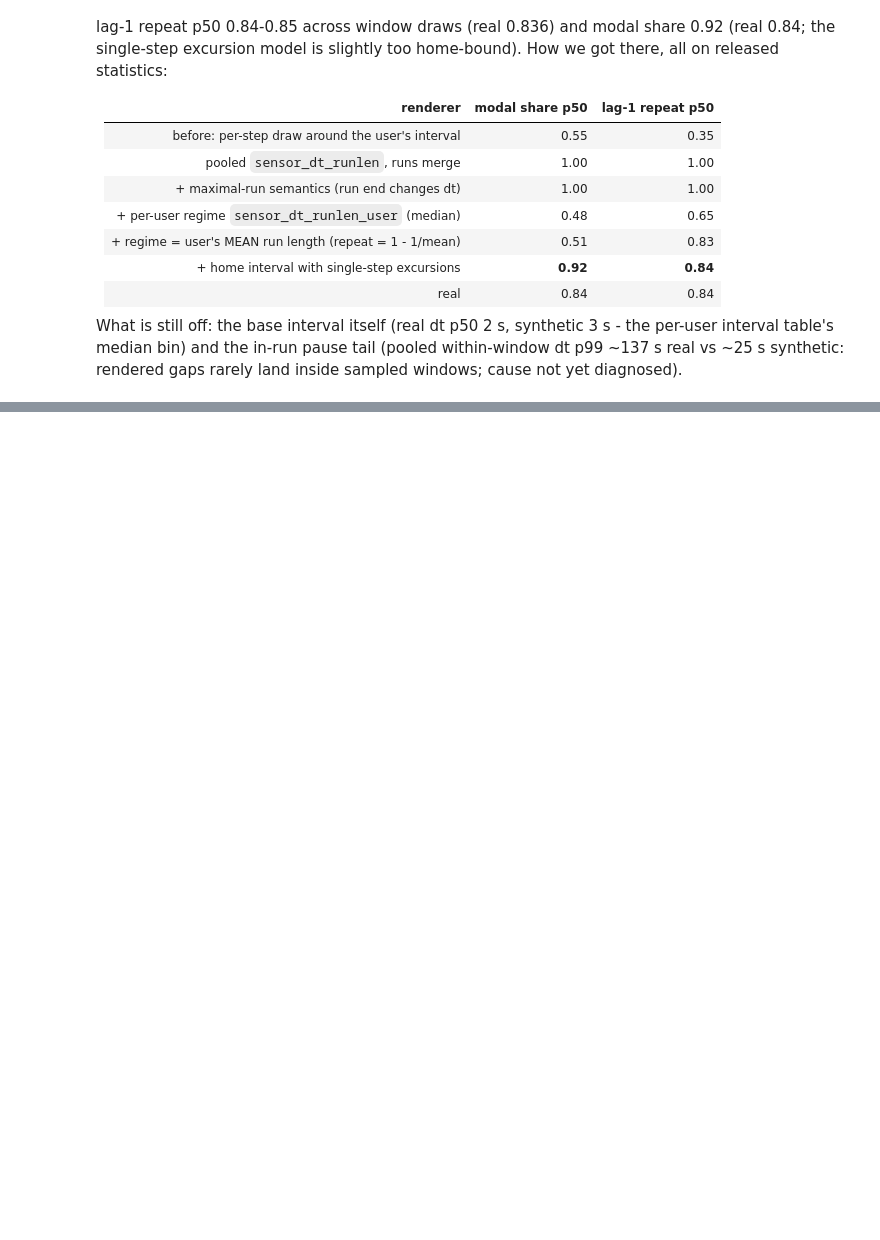
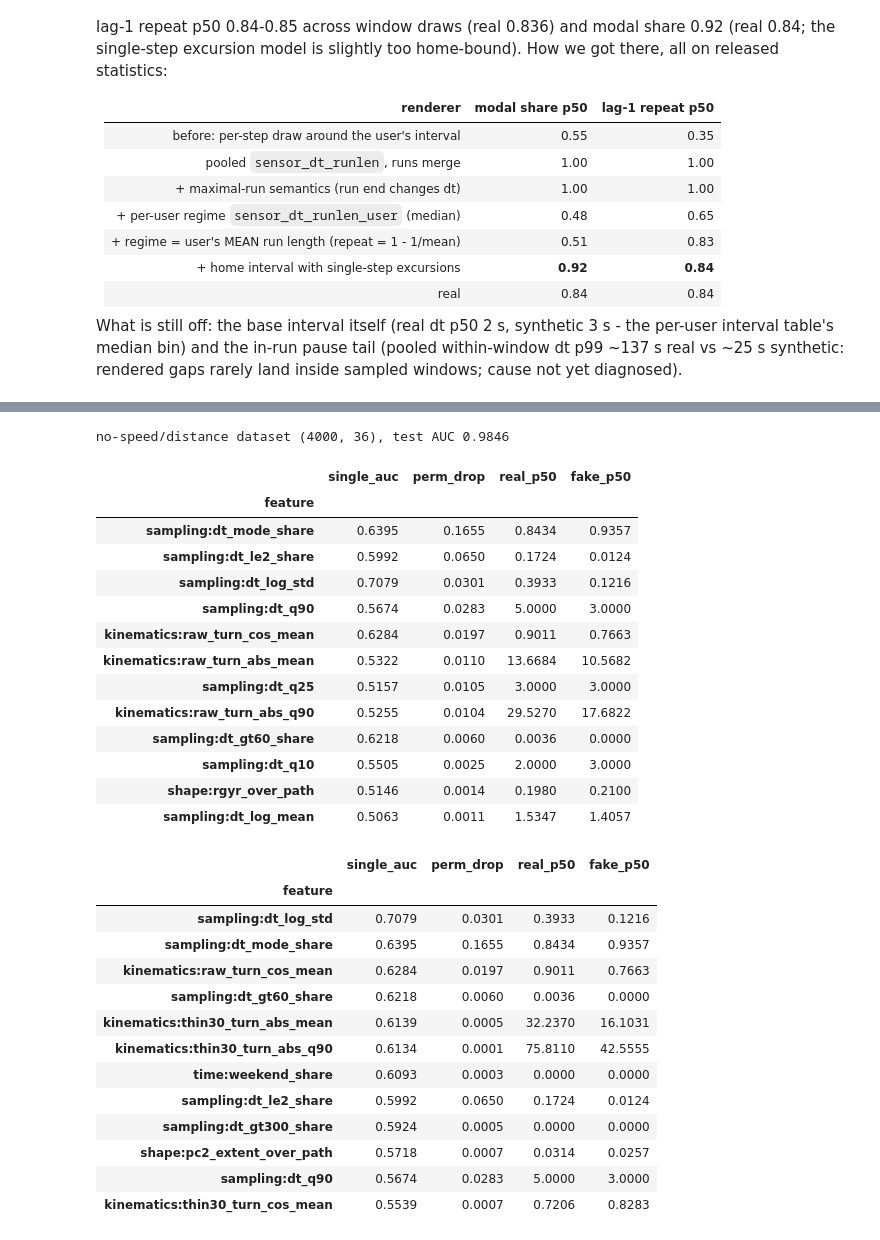
Before and after one commit to nadav-grossaug/twin, a Jupyter notebook: src/algorithms/algo_aim/geolife/eval/notebooks/viz_discriminator.ipynb, the cells around one changed output, grey strips where cells are left out. Cells and saved outputs as stored; diff of their text form; code cells hidden in the pictures; blank space fills up the shorter version.

```diff
--- a/src/algorithms/algo_aim/geolife/eval/notebooks/viz_discriminator.ipynb
+++ b/src/algorithms/algo_aim/geolife/eval/notebooks/viz_discriminator.ipynb
@@ -353,0 +411,45 @@ synthetic: rendered gaps rarely land inside sampled windows; cause not yet diagn
+# %%
+feat_ns = FeatureSubset(TraceFeaturizer(include_map=False), SPEED_DISTANCE_FEATURES)
+ds_ns = build_dataset(real, [("seed0", fake)], WindowSampler(), feat_ns, n=2000, seed=0)
+tr_ns, te_ns = group_split(ds_ns.groups, test_frac=0.25, seed=0, y=ds_ns.y)
+gbm_ns = MODELS["gbm"](ds_ns.x[tr_ns], ds_ns.y[tr_ns], seed=0)
+xt2, yt2 = ds_ns.x[te_ns], ds_ns.y[te_ns]
+print(f"no-speed/distance dataset {ds_ns.x.shape}, test AUC {auc(gbm_ns.scores(xt2), yt2):.4f}")
+uni2 = np.array([max(a := auc(xt2[:, j], yt2), 1 - a) for j in range(xt2.shape[1])])
+per2 = permutation_importance(gbm_ns, xt2, yt2, ds_ns.feature_names, {f: [f] for f in ds_ns.feature_names}, seed=0)
+tab2 = pd.DataFrame({"feature": ds_ns.feature_names, "single_auc": uni2}).set_index("feature")
+tab2["perm_drop"] = per2.rename(columns={"group": "feature"}).set_index("feature")["auc_drop"]
+tab2["real_p50"] = [np.median(xt2[yt2 == 0, j]) for j in range(xt2.shape[1])]
+tab2["fake_p50"] = [np.median(xt2[yt2 == 1, j]) for j in range(xt2.shape[1])]
+display(tab2.sort_values("perm_drop", ascending=False).head(12).round(4))
+display(tab2.sort_values("single_auc", ascending=False).head(12).round(4))
+# %% [output]
+no-speed/distance dataset (4000, 36), test AUC 0.9846
+|  | single_auc | perm_drop | real_p50 | fake_p50 |
+| feature |  |  |  |  |
+| sampling:dt_mode_share | 0.6395 | 0.1655 | 0.8434 | 0.9357 |
+| sampling:dt_le2_share | 0.5992 | 0.0650 | 0.1724 | 0.0124 |
+| sampling:dt_log_std | 0.7079 | 0.0301 | 0.3933 | 0.1216 |
+| sampling:dt_q90 | 0.5674 | 0.0283 | 5.0000 | 3.0000 |
+| kinematics:raw_turn_cos_mean | 0.6284 | 0.0197 | 0.9011 | 0.7663 |
+| kinematics:raw_turn_abs_mean | 0.5322 | 0.0110 | 13.6684 | 10.5682 |
+| sampling:dt_q25 | 0.5157 | 0.0105 | 3.0000 | 3.0000 |
+| kinematics:raw_turn_abs_q90 | 0.5255 | 0.0104 | 29.5270 | 17.6822 |
+| sampling:dt_gt60_share | 0.6218 | 0.0060 | 0.0036 | 0.0000 |
+| sampling:dt_q10 | 0.5505 | 0.0025 | 2.0000 | 3.0000 |
+| shape:rgyr_over_path | 0.5146 | 0.0014 | 0.1980 | 0.2100 |
+| sampling:dt_log_mean | 0.5063 | 0.0011 | 1.5347 | 1.4057 |
+|  | single_auc | perm_drop | real_p50 | fake_p50 |
+| feature |  |  |  |  |
+| sampling:dt_log_std | 0.7079 | 0.0301 | 0.3933 | 0.1216 |
+| sampling:dt_mode_share | 0.6395 | 0.1655 | 0.8434 | 0.9357 |
+| kinematics:raw_turn_cos_mean | 0.6284 | 0.0197 | 0.9011 | 0.7663 |
+| sampling:dt_gt60_share | 0.6218 | 0.0060 | 0.0036 | 0.0000 |
+| kinematics:thin30_turn_abs_mean | 0.6139 | 0.0005 | 32.2370 | 16.1031 |
+| kinematics:thin30_turn_abs_q90 | 0.6134 | 0.0001 | 75.8110 | 42.5555 |
+| time:weekend_share | 0.6093 | 0.0003 | 0.0000 | 0.0000 |
+| sampling:dt_le2_share | 0.5992 | 0.0650 | 0.1724 | 0.0124 |
+| sampling:dt_gt300_share | 0.5924 | 0.0005 | 0.0000 | 0.0000 |
+| shape:pc2_extent_over_path | 0.5718 | 0.0007 | 0.0314 | 0.0257 |
+| sampling:dt_q90 | 0.5674 | 0.0283 | 5.0000 | 3.0000 |
+| kinematics:thin30_turn_cos_mean | 0.5539 | 0.0007 | 0.7206 | 0.8283 |
```
Also changed, not shown: parts of 5 cells of this notebook, 23 other files.
